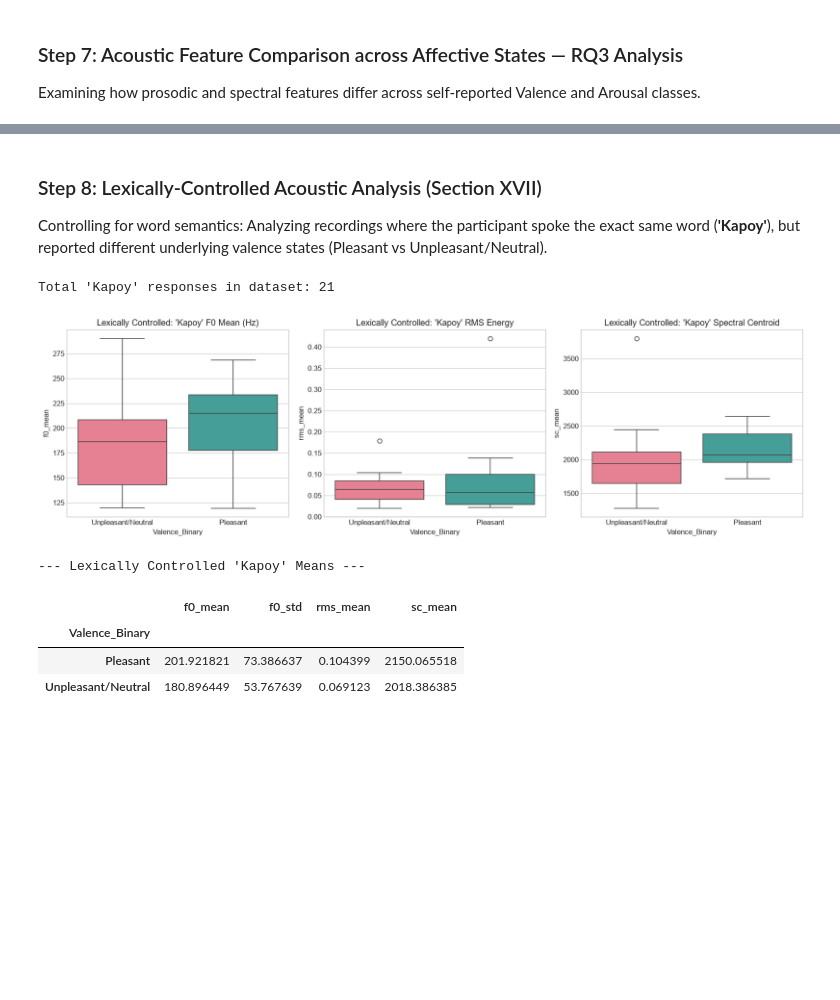
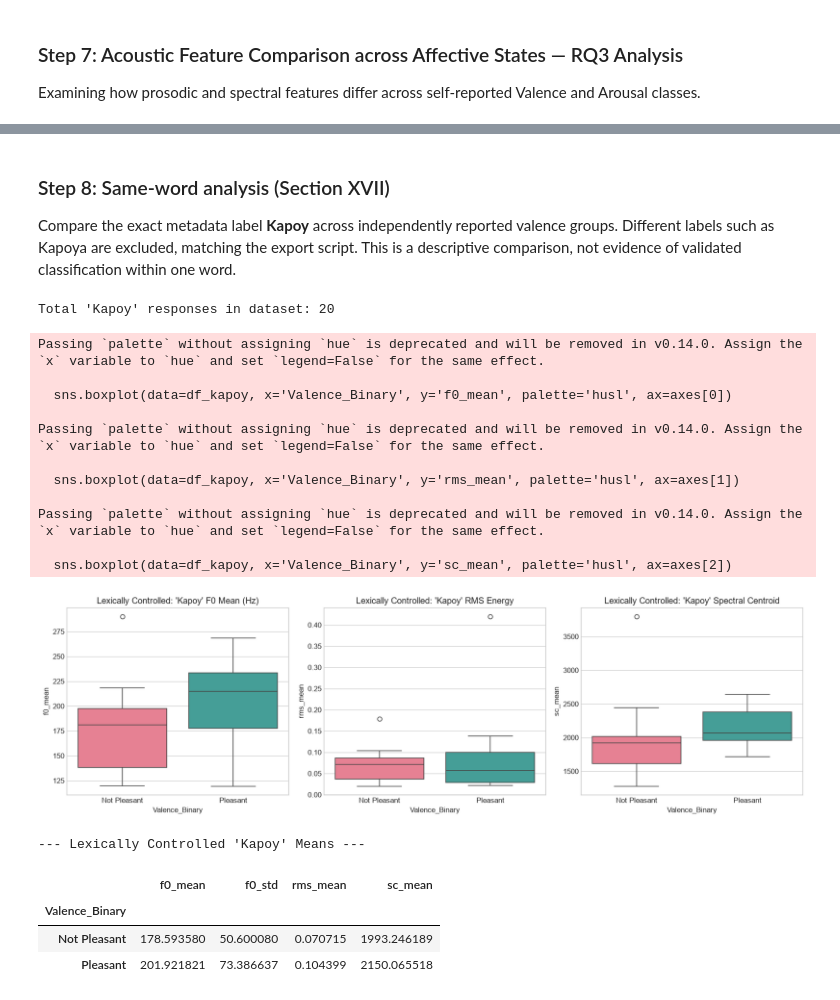
Before and after one commit to Shonget-Thesis/Bisaya-Post-Class-Speech, a Jupyter notebook: bisaya_affect_recognition.ipynb, the cells around one changed output, grey strips where cells are left out. Drawn from its saved outputs; the diff is of its cells as text; code cells hidden in the pictures; blank space fills up the shorter version.

```diff
--- a/bisaya_affect_recognition.ipynb
+++ b/bisaya_affect_recognition.ipynb
@@ -263,18 +290,28 @@ def extract_audio_features(audio_path, sr_target=22050):
 
     return feats
 
-# Extract features across dataset
-print("Extracting acoustic features from audio files...")
-extracted_list = []
-for idx, row in df_meta.iterrows():
-    audio_path = os.path.join('Audios', row['Audio Filename'].strip())
-    feats = extract_audio_features(audio_path)
-    extracted_list.append(feats)
+# Preserve the current feature artifact unless regeneration is explicitly enabled.
+REEXTRACT_FEATURES = False
+from inference.feature_extractor import get_feature_names
+feature_cols = get_feature_names()
+feature_path = Path('bisaya_extracted_features.csv')
+if REEXTRACT_FEATURES:
+    feature_rows = []
+    for _, row in df_meta.iterrows():
+        values = extract_audio_features(str(Path('Audios') / row['Audio Filename']))
+        feature_rows.append({'Participant Code': row['Participant Code'], **values})
+    feature_block = pd.DataFrame(feature_rows)
+else:
+    cached = pd.read_csv(feature_path)
+    feature_block = cached[['Participant Code', *feature_cols]].copy()
+    assert set(feature_block['Participant Code']) == set(df_meta['Participant Code'])
 
-df_feats = pd.DataFrame(extracted_list)
-df_full = pd.concat([df_meta, df_feats], axis=1)
-
-print(f"Extraction complete. Total features per audio sample: {df_feats.shape[1]}")
-df_full.to_csv('bisaya_extracted_features.csv', index=False)
-print("Saved feature dataset to 'bisaya_extracted_features.csv'.")
+df_full = df_meta.merge(feature_block, on='Participant Code', how='left', validate='one_to_one')
+df_feats = df_full[feature_cols].copy()
+assert len(feature_cols) == 94
+assert np.isfinite(df_feats.to_numpy()).all(), 'Missing or non-finite acoustic features'
+if REEXTRACT_FEATURES:
+    df_full.to_csv(feature_path, index=False)
+print(f'{"Regenerated" if REEXTRACT_FEATURES else "Loaded"} {len(df_full)} rows and {len(feature_cols)} acoustic features.')
+print('Features joined by Participant Code; context excluded from predictors.')
 # %% [output]
@@ -322,35 +369,46 @@ display(df_full.groupby('Valence_Label')[['f0_mean', 'f0_std', 'rms_mean', 'sc_m
 | Pleasant | 200.163500 | 62.254596 | 0.091072 | 2210.357139 | 0.117283 |
 | Unpleasant | 158.880479 | 43.435645 | 0.062555 | 2155.350148 | 0.103169 |
 # %% [markdown]
-### Step 8: Lexically-Controlled Acoustic Analysis (Section XVII)
-Controlling for word semantics: Analyzing recordings where the participant spoke the exact same word (**'Kapoy'**), but reported different underlying valence states (Pleasant vs Unpleasant/Neutral).
+### Step 8: Same-word analysis (Section XVII)
+Compare the exact metadata label **Kapoy** across independently reported valence groups. Different labels such as Kapoya are excluded, matching the export script. This is a descriptive comparison, not evidence of validated classification within one word.
 # %%
-df_kapoy = df_full[df_full['Spoken Word'].str.contains('Kapoy|kapoy', case=False, na=False)]
+df_kapoy = df_full[df_full['Spoken Word'].eq('Kapoy')]
 
 print(f"Total 'Kapoy' responses in dataset: {len(df_kapoy)}")
 
 fig, axes = plt.subplots(1, 3, figsize=(15, 4.5))
 
 sns.boxplot(data=df_kapoy, x='Valence_Binary', y='f0_mean', palette='husl', ax=axes[0])
 axes[0].set_title("Lexically Controlled: 'Kapoy' F0 Mean (Hz)")
 
 sns.boxplot(data=df_kapoy, x='Valence_Binary', y='rms_mean', palette='husl', ax=axes[1])
 axes[1].set_title("Lexically Controlled: 'Kapoy' RMS Energy")
 
 sns.boxplot(data=df_kapoy, x='Valence_Binary', y='sc_mean', palette='husl', ax=axes[2])
 axes[2].set_title("Lexically Controlled: 'Kapoy' Spectral Centroid")
 
 plt.tight_layout()
 plt.show()
 
 print("--- Lexically Controlled 'Kapoy' Means ---")
 display(df_kapoy.groupby('Valence_Binary')[['f0_mean', 'f0_std', 'rms_mean', 'sc_mean']].mean())
 # %% [output]
-Total 'Kapoy' responses in dataset: 21
+Total 'Kapoy' responses in dataset: 20
+Passing `palette` without assigning `hue` is deprecated and will be removed in v0.14.0. Assign the `x` variable to `hue` and set `legend=False` for the same effect.
+
+  sns.boxplot(data=df_kapoy, x='Valence_Binary', y='f0_mean', palette='husl', ax=axes[0])
+
+Passing `palette` without assigning `hue` is deprecated and will be removed in v0.14.0. Assign the `x` variable to `hue` and set `legend=False` for the same effect.
+
+  sns.boxplot(data=df_kapoy, x='Valence_Binary', y='rms_mean', palette='husl', ax=axes[1])
+
+Passing `palette` without assigning `hue` is deprecated and will be removed in v0.14.0. Assign the `x` variable to `hue` and set `legend=False` for the same effect.
+
+  sns.boxplot(data=df_kapoy, x='Valence_Binary', y='sc_mean', palette='husl', ax=axes[2])
-[figure, old version]
+[figure, new version]
---- Lexically Controlled 'Kapoy' Means ---
+--- Lexically Controlled 'Kapoy' Means ---
 |  | f0_mean | f0_std | rms_mean | sc_mean |
 | Valence_Binary |  |  |  |  |
+| Not Pleasant | 178.593580 | 50.600080 | 0.070715 | 1993.246189 |
 | Pleasant | 201.921821 | 73.386637 | 0.104399 | 2150.065518 |
-| Unpleasant/Neutral | 180.896449 | 53.767639 | 0.069123 | 2018.386385 |
 # %% [markdown]
```
Also changed, not shown: parts of 16 cells of this notebook, 19 other files.
